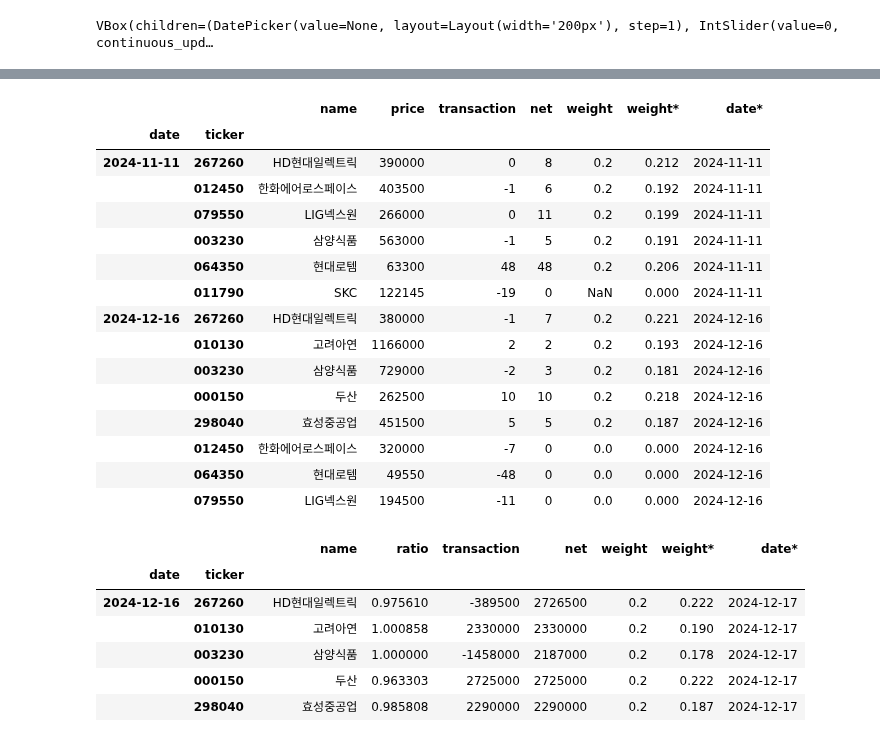
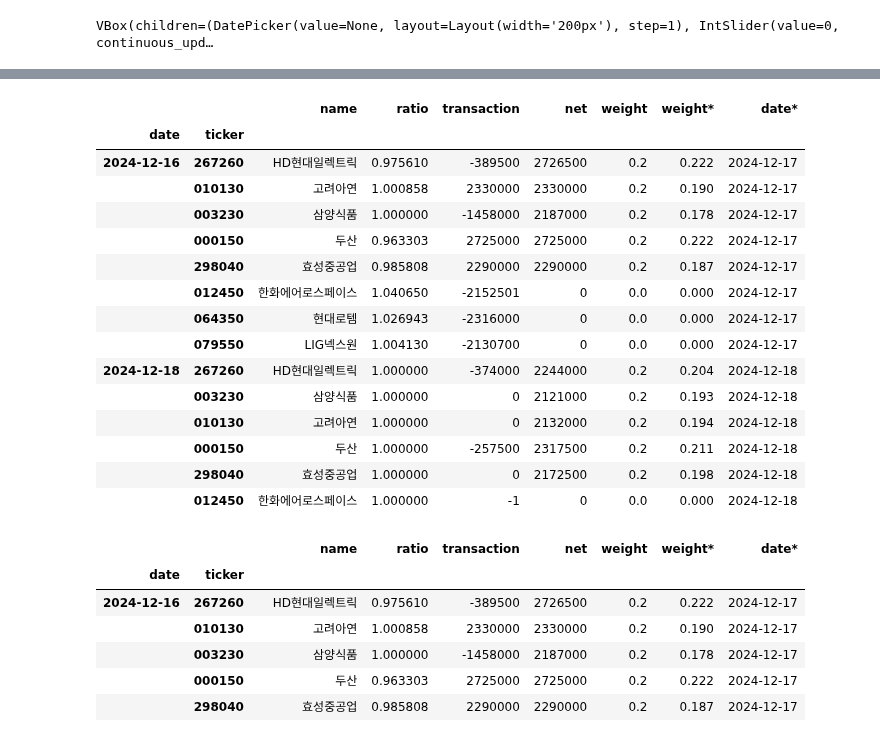
Before and after one commit to lbk209/portfolio, a Jupyter notebook: Allocate_Portfolio.ipynb, the cells around one changed output, grey strips where cells are left out. Cells and saved outputs as stored; diff of their text form; code cells hidden in the pictures.

```diff
--- a/Allocate_Portfolio.ipynb
+++ b/Allocate_Portfolio.ipynb
@@ -586,22 +551,22 @@ WARNING: Run update_record first after editing record
 # %%
-pf_mmt.view_record(-2, nshares=True)
+pf_mmt.view_record(-2, nshares=False)
 # %% [output]
-|  |  | name | price | transaction | net | weight | weight* | date* |
+|  |  | name | ratio | transaction | net | weight | weight* | date* |
 | date | ticker |  |  |  |  |  |  |  |
-| 2024-11-11 | 267260 | HD현대일렉트릭 | 390000 | 0 | 8 | 0.2 | 0.212 | 2024-11-11 |
-|  | 012450 | 한화에어로스페이스 | 403500 | -1 | 6 | 0.2 | 0.192 | 2024-11-11 |
-|  | 079550 | LIG넥스원 | 266000 | 0 | 11 | 0.2 | 0.199 | 2024-11-11 |
-|  | 003230 | 삼양식품 | 563000 | -1 | 5 | 0.2 | 0.191 | 2024-11-11 |
-|  | 064350 | 현대로템 | 63300 | 48 | 48 | 0.2 | 0.206 | 2024-11-11 |
-|  | 011790 | SKC | 122145 | -19 | 0 | NaN | 0.000 | 2024-11-11 |
-| 2024-12-16 | 267260 | HD현대일렉트릭 | 380000 | -1 | 7 | 0.2 | 0.221 | 2024-12-16 |
-|  | 010130 | 고려아연 | 1166000 | 2 | 2 | 0.2 | 0.193 | 2024-12-16 |
-|  | 003230 | 삼양식품 | 729000 | -2 | 3 | 0.2 | 0.181 | 2024-12-16 |
-|  | 000150 | 두산 | 262500 | 10 | 10 | 0.2 | 0.218 | 2024-12-16 |
-|  | 298040 | 효성중공업 | 451500 | 5 | 5 | 0.2 | 0.187 | 2024-12-16 |
-|  | 012450 | 한화에어로스페이스 | 320000 | -7 | 0 | 0.0 | 0.000 | 2024-12-16 |
-|  | 064350 | 현대로템 | 49550 | -48 | 0 | 0.0 | 0.000 | 2024-12-16 |
-|  | 079550 | LIG넥스원 | 194500 | -11 | 0 | 0.0 | 0.000 | 2024-12-16 |
+| 2024-12-16 | 267260 | HD현대일렉트릭 | 0.975610 | -389500 | 2726500 | 0.2 | 0.222 | 2024-12-17 |
+|  | 010130 | 고려아연 | 1.000858 | 2330000 | 2330000 | 0.2 | 0.190 | 2024-12-17 |
+|  | 003230 | 삼양식품 | 1.000000 | -1458000 | 2187000 | 0.2 | 0.178 | 2024-12-17 |
+|  | 000150 | 두산 | 0.963303 | 2725000 | 2725000 | 0.2 | 0.222 | 2024-12-17 |
+|  | 298040 | 효성중공업 | 0.985808 | 2290000 | 2290000 | 0.2 | 0.187 | 2024-12-17 |
+|  | 012450 | 한화에어로스페이스 | 1.040650 | -2152501 | 0 | 0.0 | 0.000 | 2024-12-17 |
+|  | 064350 | 현대로템 | 1.026943 | -2316000 | 0 | 0.0 | 0.000 | 2024-12-17 |
+|  | 079550 | LIG넥스원 | 1.004130 | -2130700 | 0 | 0.0 | 0.000 | 2024-12-17 |
+| 2024-12-18 | 267260 | HD현대일렉트릭 | 1.000000 | -374000 | 2244000 | 0.2 | 0.204 | 2024-12-18 |
+|  | 003230 | 삼양식품 | 1.000000 | 0 | 2121000 | 0.2 | 0.193 | 2024-12-18 |
+|  | 010130 | 고려아연 | 1.000000 | 0 | 2132000 | 0.2 | 0.194 | 2024-12-18 |
+|  | 000150 | 두산 | 1.000000 | -257500 | 2317500 | 0.2 | 0.211 | 2024-12-18 |
+|  | 298040 | 효성중공업 | 1.000000 | 0 | 2172500 | 0.2 | 0.198 | 2024-12-18 |
+|  | 012450 | 한화에어로스페이스 | 1.000000 | -1 | 0 | 0.0 | 0.000 | 2024-12-18 |
 # %%
 pf_mmt.view_record(-1)
 # %% [output]
```
Also changed, not shown: parts of 56 cells of this notebook, 2 other files.
